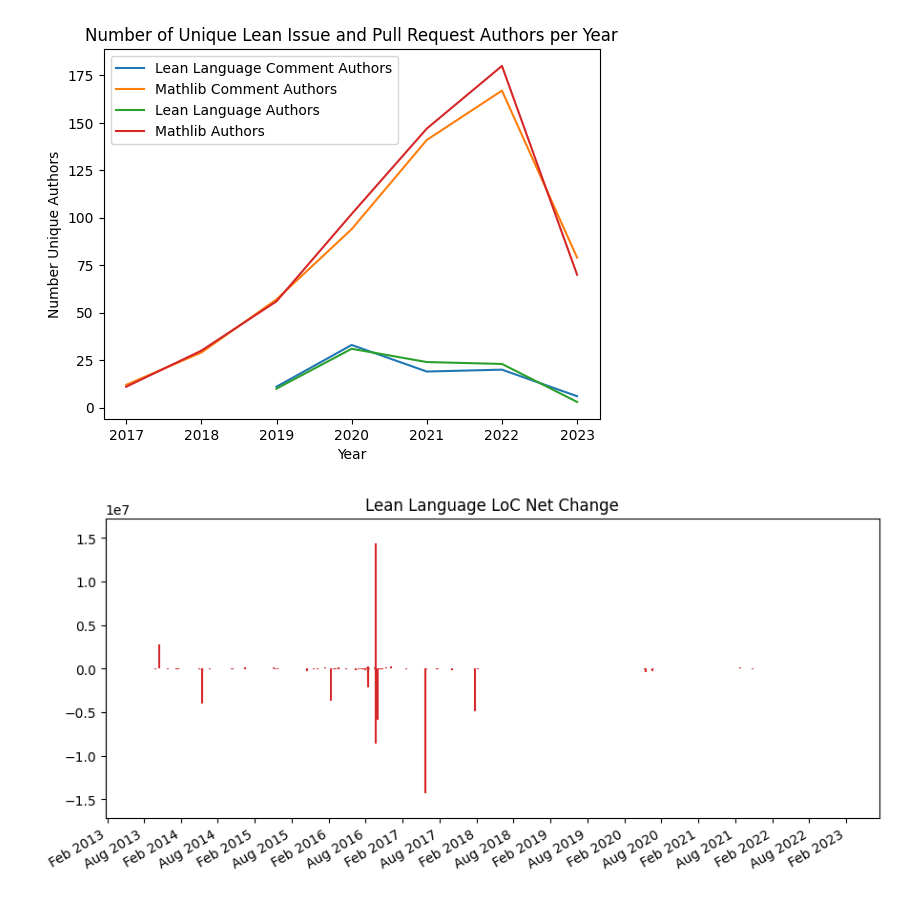
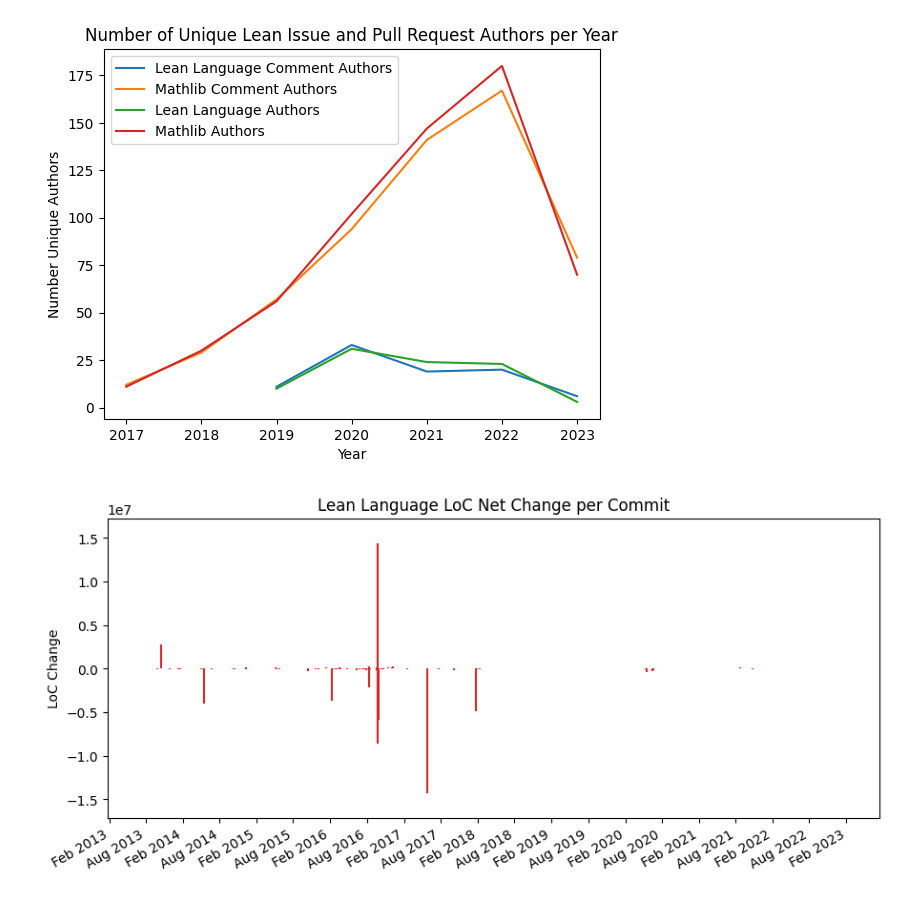
Before and after one commit to minsungc/aseproject2023, a Jupyter notebook: lean_figures.ipynb, the cells around one changed output. Cells and saved outputs as stored; diff of their text form; code cells hidden in the pictures.

Commit message:
Additional lean figures

```diff
--- a/lean_figures.ipynb
+++ b/lean_figures.ipynb
@@ -565,32 +565,32 @@ plt.show()
 with open('DataCollection/Lean_leanprover-community_lean_Commits.json') as f:
     lean_commits = json.load(f)
 df = pd.DataFrame(lean_commits)
 df['date'] = pd.to_datetime(df['date'], utc=True)
 dates = []
 nets = []
 for idx, row in df.iterrows():
     net = 0
     diffs = row['diff']
     for diff in diffs:
         net += diff['additions']
         net -= diff['deletions']
     dates.append(row['date'])
     nets.append(net)
 
 # Create figure and plot a stem plot with the date
 fig, ax = plt.subplots(figsize=(8.8, 4), layout="constrained")
-ax.set(title="Lean Language LoC Net Change")
+ax.set(title="Lean Language LoC Net Change per Commit")
 
 ax.vlines(dates, 0, nets, color="tab:red")
 
 
 # format x-axis with 6-month intervals
 ax.xaxis.set_major_locator(mdates.MonthLocator(interval=6))
 ax.xaxis.set_major_formatter(mdates.DateFormatter("%b %Y"))
 plt.setp(ax.get_xticklabels(), rotation=30, ha="right")
 ax.set_ylabel('LoC Change')
 
 ax.margins(y=0.1)
 plt.show()
 # %% [output]
-[figure, old version]
+[figure, new version]
```
Also changed, not shown: parts of 1 cell of this notebook, 4 other files.
